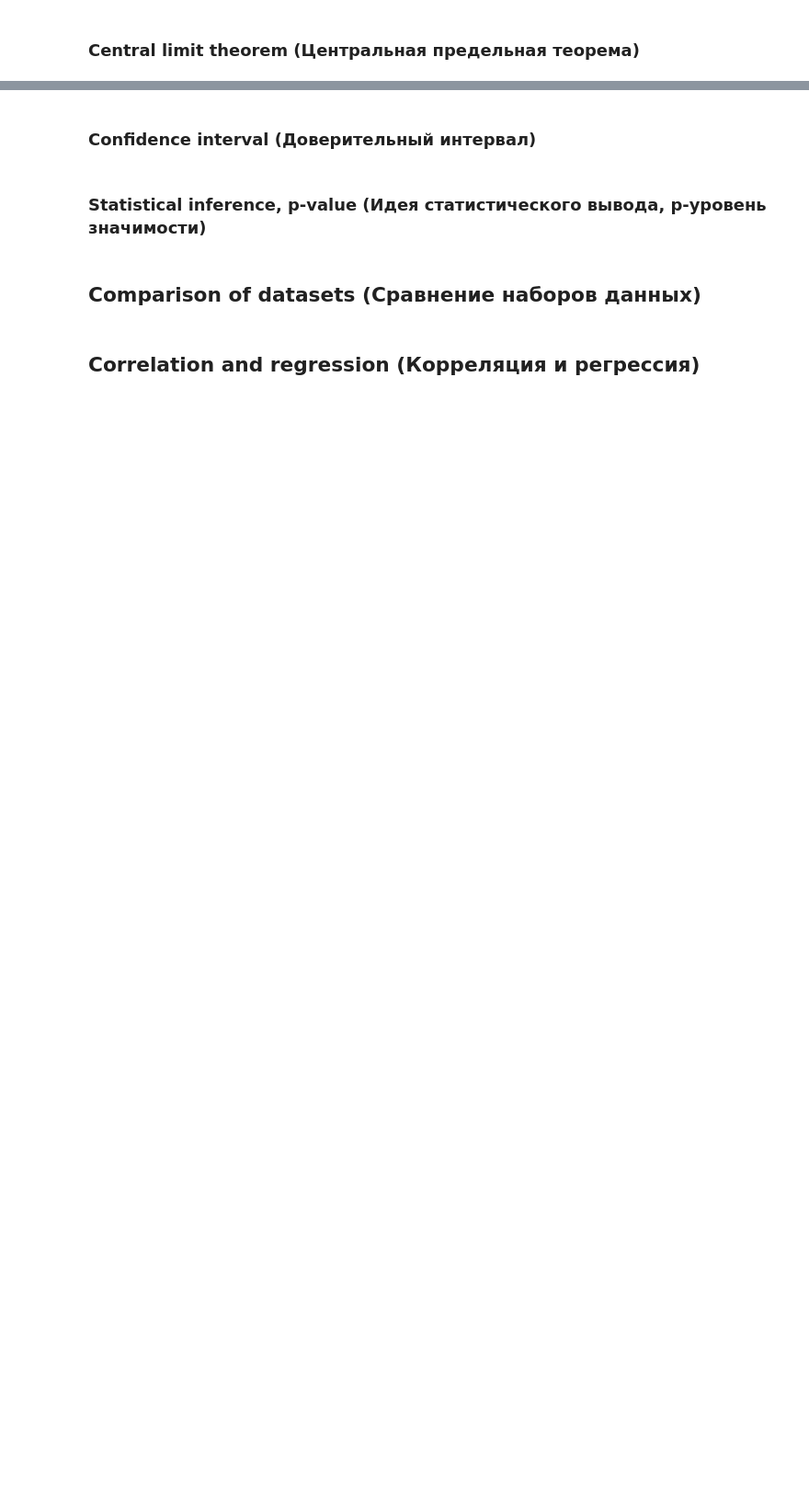
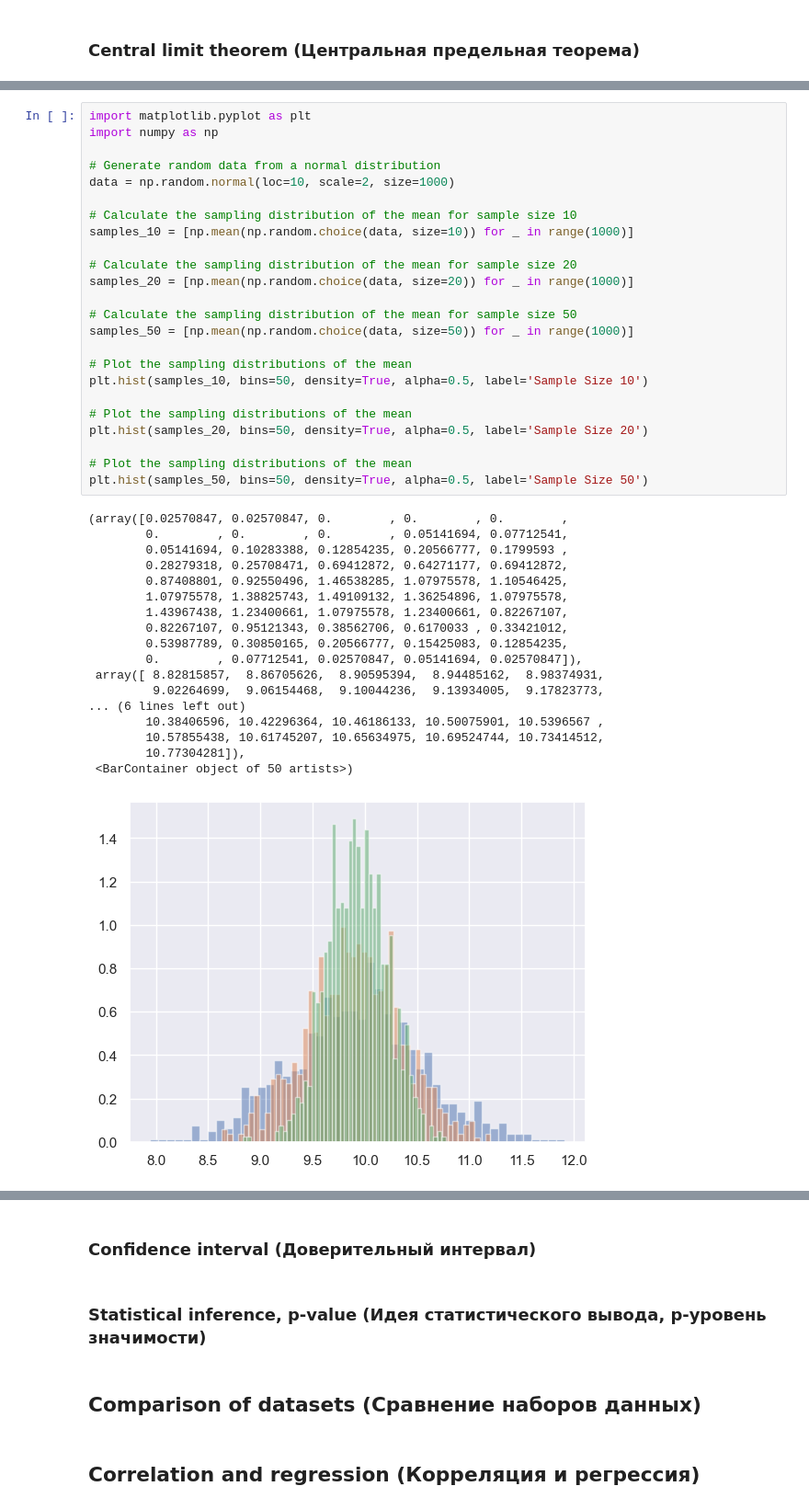
Before and after one commit to Alexey3250/Statistics_foundations_1, a Jupyter notebook: notes.ipynb, the cells around one changed output, grey strips where cells are left out. Shown: that part at 92% size. Drawn from its saved outputs; the diff is of its cells as text; blank space fills up the shorter version.

```diff
--- a/notes.ipynb
+++ b/notes.ipynb
@@ -973,0 +1078,43 @@ The probability of finding a person with IQ between 70 and 112 is 76.53%
+# %%
+import matplotlib.pyplot as plt
+import numpy as np
+
+# Generate random data from a normal distribution
+data = np.random.normal(loc=10, scale=2, size=1000)
+
+# Calculate the sampling distribution of the mean for sample size 10
+samples_10 = [np.mean(np.random.choice(data, size=10)) for _ in range(1000)]
+
+# Calculate the sampling distribution of the mean for sample size 20
+samples_20 = [np.mean(np.random.choice(data, size=20)) for _ in range(1000)]
+
+# Calculate the sampling distribution of the mean for sample size 50
+samples_50 = [np.mean(np.random.choice(data, size=50)) for _ in range(1000)]
+
+# Plot the sampling distributions of the mean
+plt.hist(samples_10, bins=50, density=True, alpha=0.5, label='Sample Size 10')
+
+# Plot the sampling distributions of the mean
+plt.hist(samples_20, bins=50, density=True, alpha=0.5, label='Sample Size 20')
+
+# Plot the sampling distributions of the mean
+plt.hist(samples_50, bins=50, density=True, alpha=0.5, label='Sample Size 50')
+# %% [output]
+(array([0.02570847, 0.02570847, 0.        , 0.        , 0.        ,
+        0.        , 0.        , 0.        , 0.05141694, 0.07712541,
+        0.05141694, 0.10283388, 0.12854235, 0.20566777, 0.1799593 ,
+        0.28279318, 0.25708471, 0.69412872, 0.64271177, 0.69412872,
+        0.87408801, 0.92550496, 1.46538285, 1.07975578, 1.10546425,
+        1.07975578, 1.38825743, 1.49109132, 1.36254896, 1.07975578,
+        1.43967438, 1.23400661, 1.07975578, 1.23400661, 0.82267107,
+        0.82267107, 0.95121343, 0.38562706, 0.6170033 , 0.33421012,
+        0.53987789, 0.30850165, 0.20566777, 0.15425083, 0.12854235,
+        0.        , 0.07712541, 0.02570847, 0.05141694, 0.02570847]),
+ array([ 8.82815857,  8.86705626,  8.90595394,  8.94485162,  8.98374931,
+         9.02264699,  9.06154468,  9.10044236,  9.13934005,  9.17823773,
+... (6 lines left out)
+        10.38406596, 10.42296364, 10.46186133, 10.50075901, 10.5396567 ,
+        10.57855438, 10.61745207, 10.65634975, 10.69524744, 10.73414512,
+        10.77304281]),
+ <BarContainer object of 50 artists>)
+[figure, added]
```
Also changed, not shown: parts of 12 cells of this notebook.
